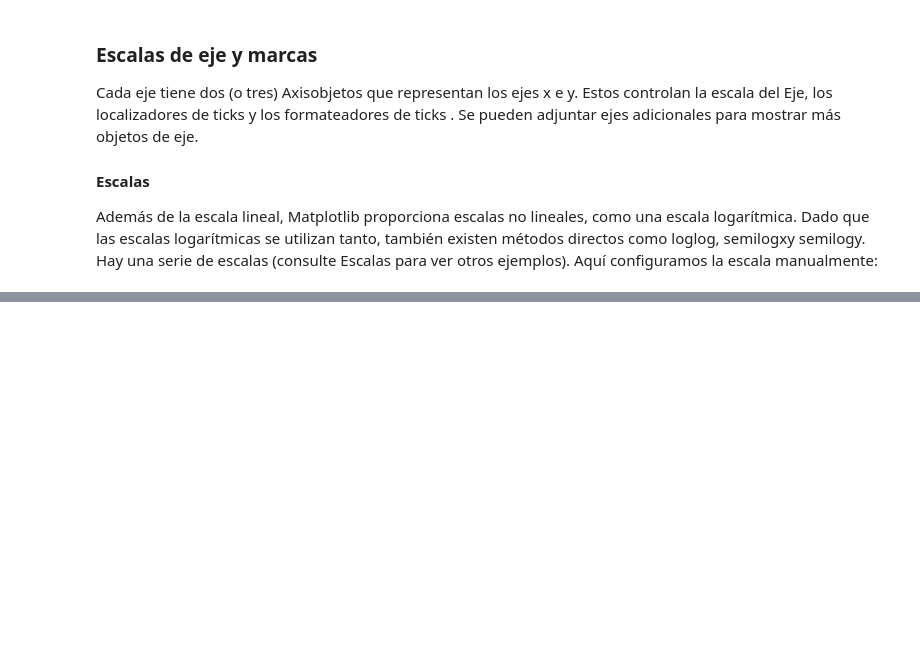
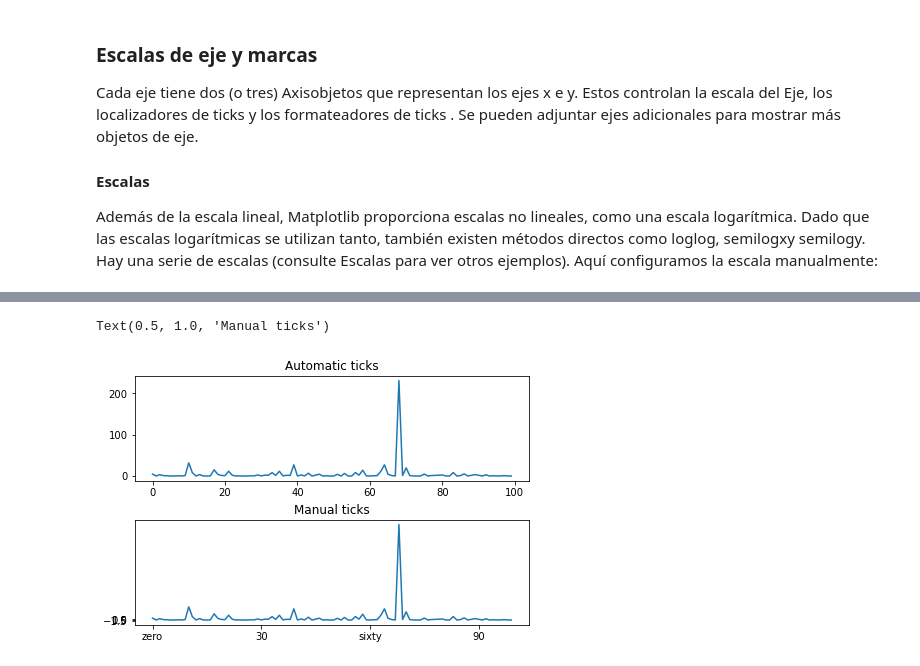
Before and after one commit to leafarJS/python_matplotlib, a Jupyter notebook: 01_introduction.ipynb, the cells around one changed output, grey strips where cells are left out. Drawn from its saved outputs; the diff is of its cells as text; code cells hidden in the pictures; blank space fills up the shorter version.

```diff
--- a/01_introduction.ipynb
+++ b/01_introduction.ipynb
@@ -249,0 +255,16 @@ axs[1].plot(xdata, dat1)
+# %%
+dat1 = np.random.randn(100)
+datx = np.arange(len(dat1))  # make an ordinal for this
+dat1 = 10**dat1
+
+fig, axs = plt.subplots(2, 1, layout = "constrained")
+axs[0].plot(datx, dat1)
+axs[0].set_title('Automatic ticks')
+
+axs[1].plot(datx, dat1)
+axs[1].set_xticks(np.arange(0,100,30), ["zero", "30", "sixty", "90"])
+axs[1].set_yticks([-1.5,0,1.5]) # note that we don,t need to specify label
+axs[1].set_title('Manual ticks')
+# %% [output]
+Text(0.5, 1.0, 'Manual ticks')
+[figure, added]
```
Also changed, not shown: parts of 19 cells of this notebook.
